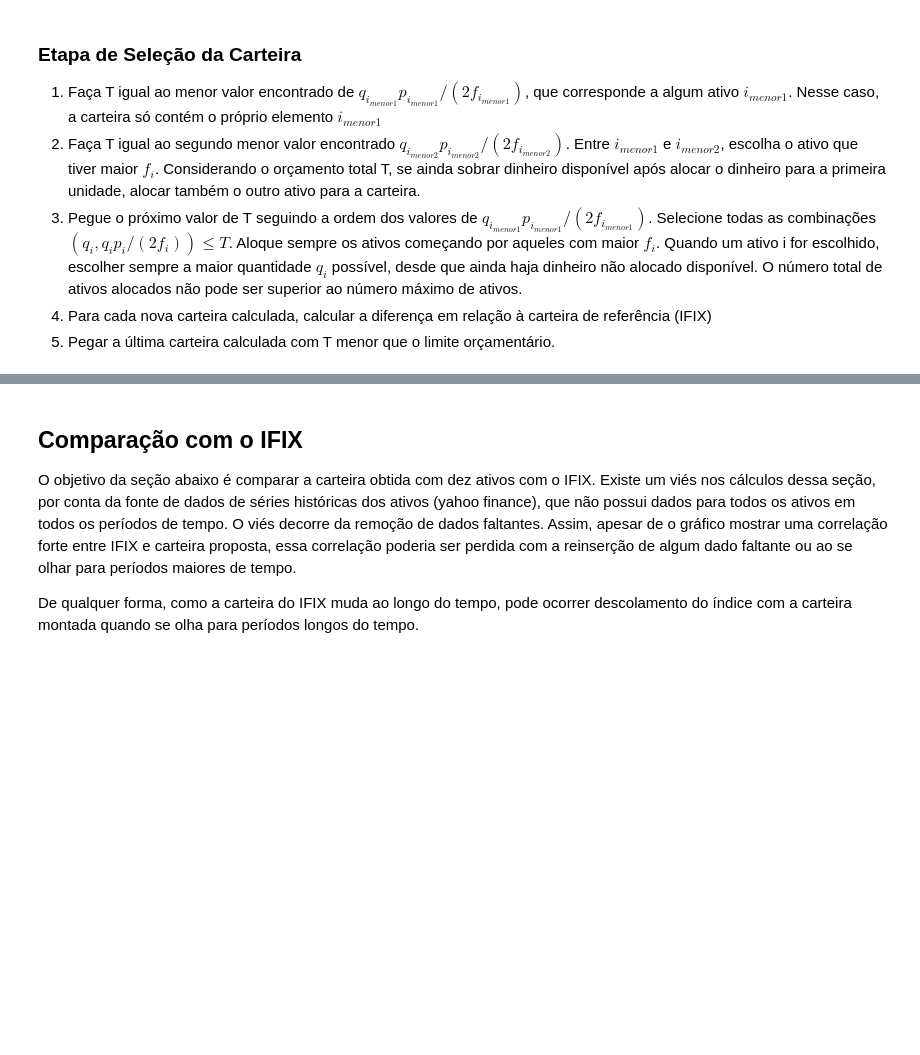
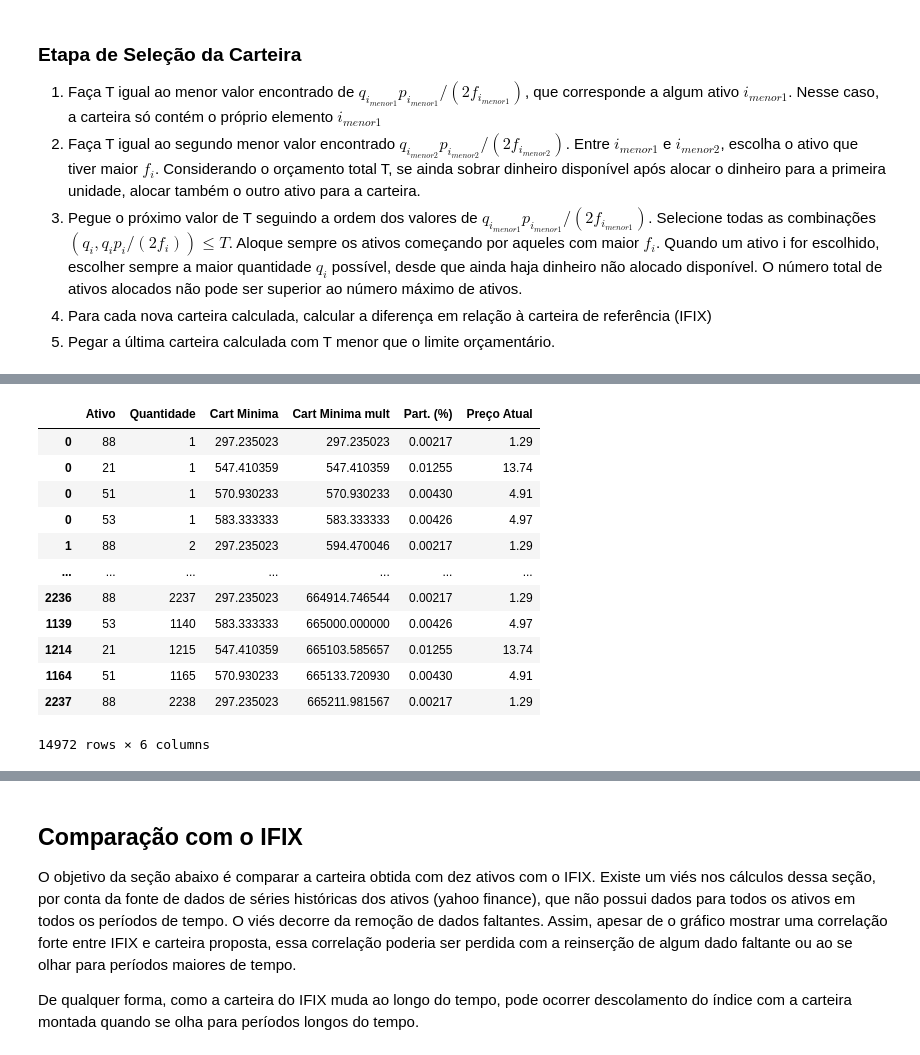
Before and after one commit to augustomaeda/IFIX, a Jupyter notebook: sol_analitica_final.ipynb, the cells around one changed output, grey strips where cells are left out. Drawn from its saved outputs; the diff is of its cells as text; code cells hidden in the pictures; blank space fills up the shorter version.

```diff
--- a/sol_analitica_final.ipynb
+++ b/sol_analitica_final.ipynb
@@ -242,2 +245,18 @@ carteiras_calculadas
+# %%
+tab_multiplos
+# %% [output]
+|  | Ativo | Quantidade | Cart Minima | Cart Minima mult | Part. (%) | Preço Atual |
+| 0 | 88 | 1 | 297.235023 | 297.235023 | 0.00217 | 1.29 |
+| 0 | 21 | 1 | 547.410359 | 547.410359 | 0.01255 | 13.74 |
+| 0 | 51 | 1 | 570.930233 | 570.930233 | 0.00430 | 4.91 |
+| 0 | 53 | 1 | 583.333333 | 583.333333 | 0.00426 | 4.97 |
+| 1 | 88 | 2 | 297.235023 | 594.470046 | 0.00217 | 1.29 |
+| ... | ... | ... | ... | ... | ... | ... |
+| 2236 | 88 | 2237 | 297.235023 | 664914.746544 | 0.00217 | 1.29 |
+| 1139 | 53 | 1140 | 583.333333 | 665000.000000 | 0.00426 | 4.97 |
+| 1214 | 21 | 1215 | 547.410359 | 665103.585657 | 0.01255 | 13.74 |
+| 1164 | 51 | 1165 | 570.930233 | 665133.720930 | 0.00430 | 4.91 |
+| 2237 | 88 | 2238 | 297.235023 | 665211.981567 | 0.00217 | 1.29 |
+14972 rows × 6 columns
 # %%
 maximo_ativos=10
```
Also changed, not shown: parts of 5 cells of this notebook.
